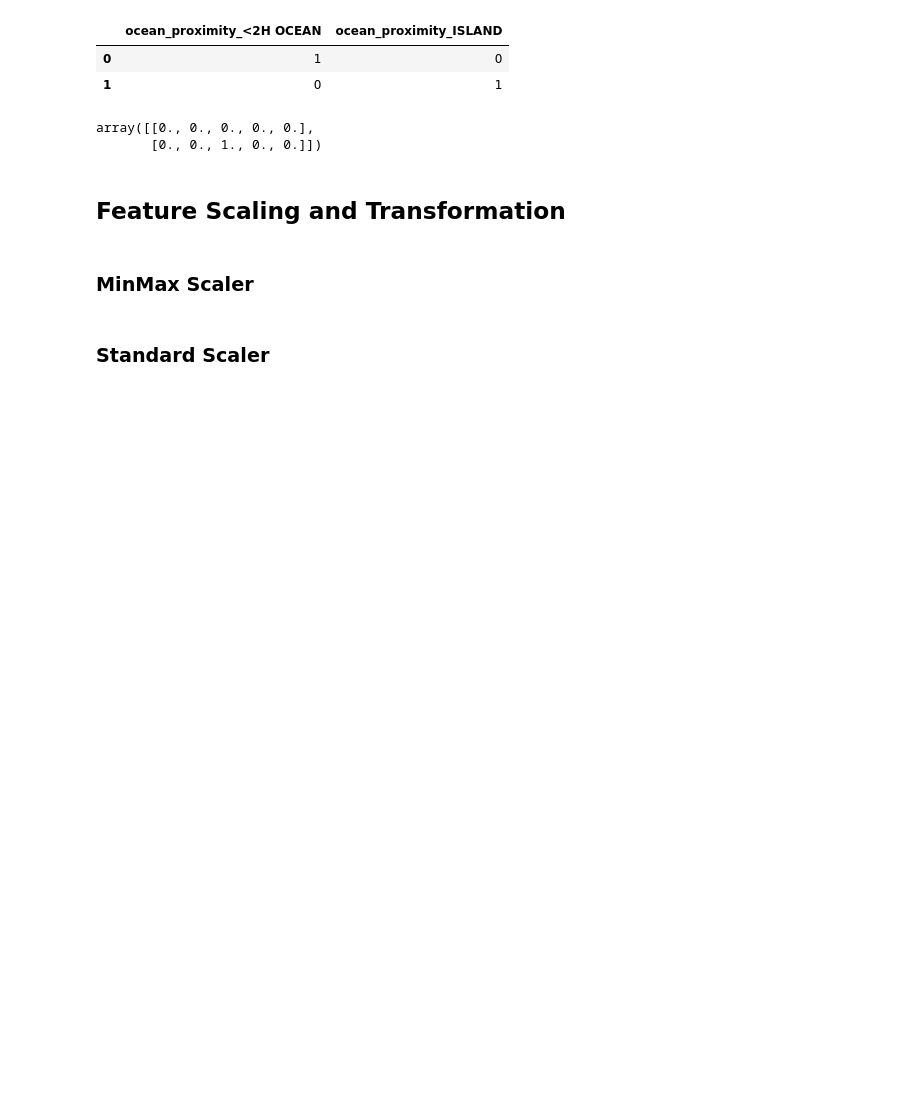
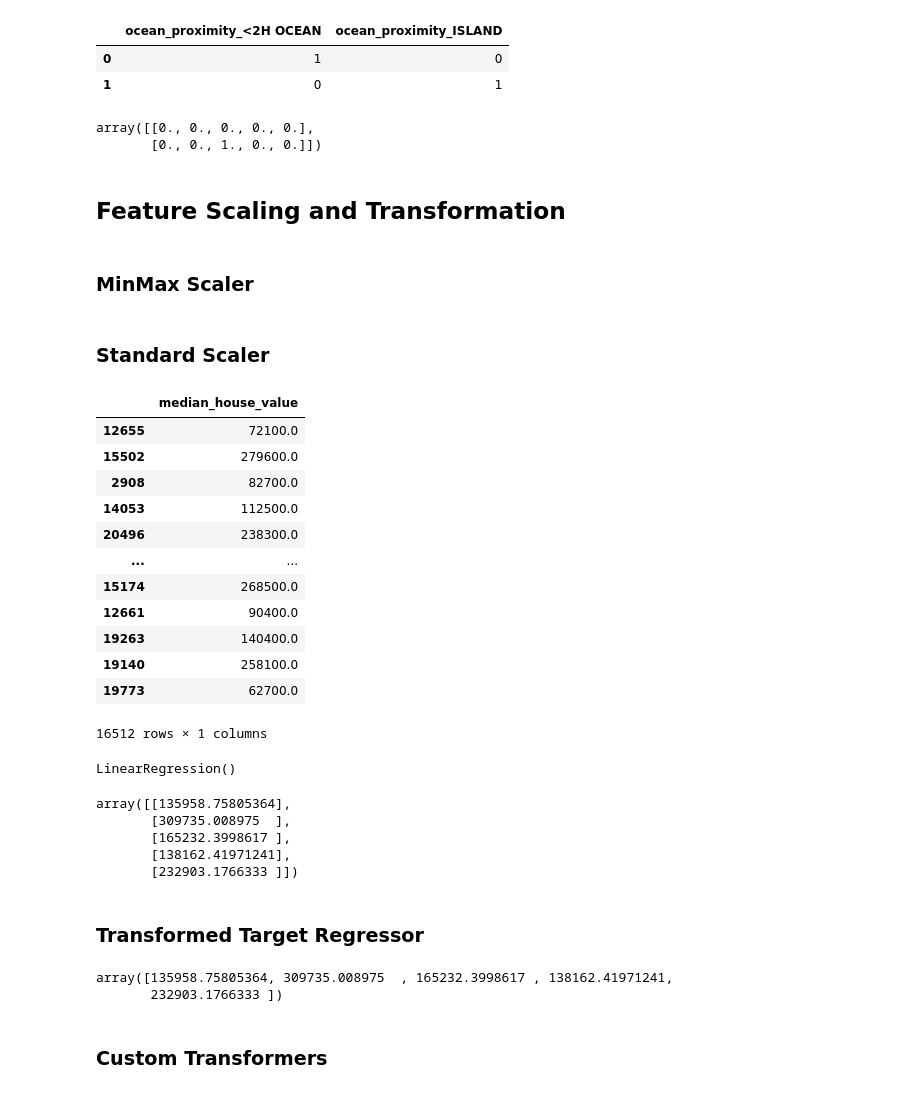
Before and after one commit to DennisxB/handson-machinelearning, a Jupyter notebook: ch_02_end_to_end_ml_proj.ipynb, the cells around one changed output. Cells and saved outputs as stored; diff of their text form; code cells hidden in the pictures; blank space fills up the shorter version.

```diff
--- a/ch_02_end_to_end_ml_proj.ipynb
+++ b/ch_02_end_to_end_ml_proj.ipynb
@@ -429,0 +434,16 @@ df_num_ss = ss.fit_transform(df_num)
+# %%
+df_labels.to_frame()
+# %% [output]
+|  | median_house_value |
+| 12655 | 72100.0 |
+| 15502 | 279600.0 |
+| 2908 | 82700.0 |
+| 14053 | 112500.0 |
+| 20496 | 238300.0 |
+| ... | ... |
+| 15174 | 268500.0 |
+| 12661 | 90400.0 |
+| 19263 | 140400.0 |
+| 19140 | 258100.0 |
+| 19773 | 62700.0 |
+16512 rows × 1 columns
@@ -429,0 +456,6 @@ df_num_ss = ss.fit_transform(df_num)
+# %%
+#create model
+model = LinearRegression()
+model.fit(df[['median_income']], scaled_labels)
+# %% [output]
+LinearRegression()
@@ -429,0 +469,10 @@ df_num_ss = ss.fit_transform(df_num)
+# %%
+predictions
+# %% [output]
+array([[135958.75805364],
+       [309735.008975  ],
+       [165232.3998617 ],
+       [138162.41971241],
+       [232903.1766333 ]])
+# %% [markdown]
+### Transformed Target Regressor
@@ -429,0 +486,7 @@ df_num_ss = ss.fit_transform(df_num)
+# %%
+predictions
+# %% [output]
+array([135958.75805364, 309735.008975  , 165232.3998617 , 138162.41971241,
+       232903.1766333 ])
+# %% [markdown]
+### Custom Transformers
```
Also changed, not shown: parts of 15 cells of this notebook.
